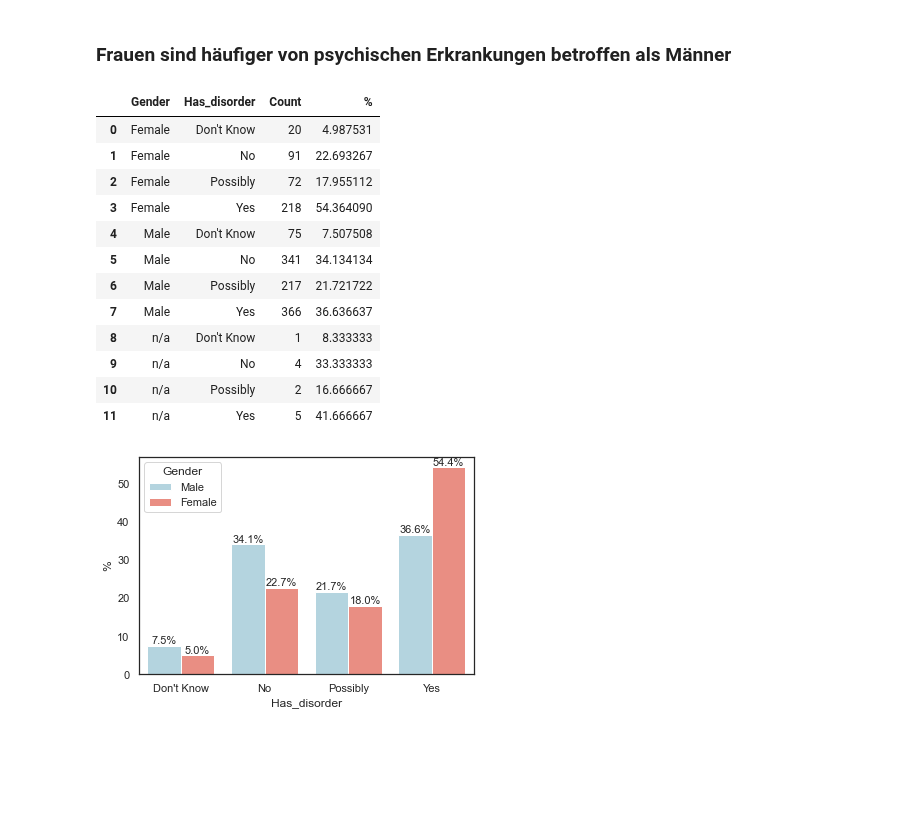
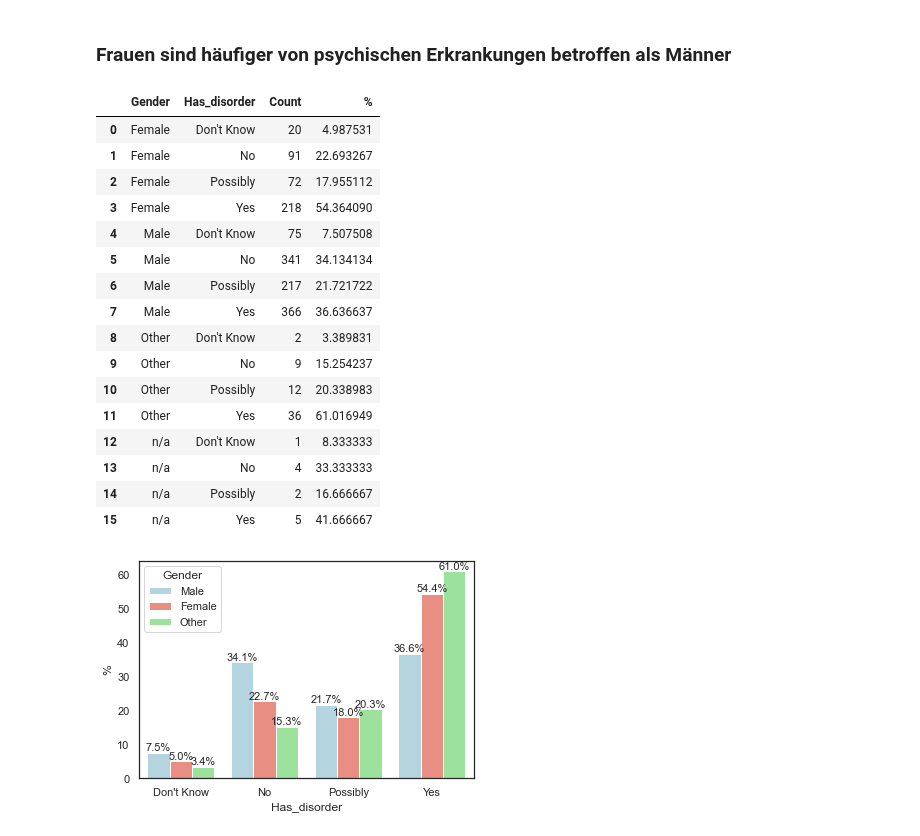
Before and after one commit to Selorikas/mental-health, a Jupyter notebook: mental-health.ipynb, the cells around one changed output. Drawn from its saved outputs; the diff is of its cells as text; code cells hidden in the pictures; blank space fills up the shorter version.

Commit message:
Fix table and bar chart of disorder by gender

```diff
--- a/mental-health.ipynb
+++ b/mental-health.ipynb
@@ -298,7 +280,6 @@ for container in has_disorder_barplot.containers:
 # %%
 # Mental disorder by gender
 q2_q33 = pd.merge(q2, q33, on='UserID', how='inner')
-q2_q33.drop(q2_q33[q2_q33.Gender == 'Other'].index, inplace=True)
 disorder_by_gender = q2_q33.groupby(['Gender', 'Has_disorder']).size().reset_index(name='Count')
 disorder_by_gender['%'] = append_count_in_percent_by_group(disorder_by_gender, 'Gender')
 disorder_by_gender
@@ -312,16 +293,20 @@ disorder_by_gender
 | 5 | Male | No | 341 | 34.134134 |
 | 6 | Male | Possibly | 217 | 21.721722 |
 | 7 | Male | Yes | 366 | 36.636637 |
-| 8 | n/a | Don't Know | 1 | 8.333333 |
-| 9 | n/a | No | 4 | 33.333333 |
-| 10 | n/a | Possibly | 2 | 16.666667 |
-| 11 | n/a | Yes | 5 | 41.666667 |
+| 8 | Other | Don't Know | 2 | 3.389831 |
+| 9 | Other | No | 9 | 15.254237 |
+| 10 | Other | Possibly | 12 | 20.338983 |
+| 11 | Other | Yes | 36 | 61.016949 |
+| 12 | n/a | Don't Know | 1 | 8.333333 |
+| 13 | n/a | No | 4 | 33.333333 |
+| 14 | n/a | Possibly | 2 | 16.666667 |
+| 15 | n/a | Yes | 5 | 41.666667 |
 # %%
 # Status of mental disorder by gender, visualized
 gender_disorder_barplot = sns.barplot(x = 'Has_disorder', y = '%', hue = 'Gender', data = disorder_by_gender, \
-    hue_order=['Male', 'Female'], palette=['lightblue', 'salmon'])
+    hue_order=['Male', 'Female', 'Other'], palette=['lightblue', 'salmon', 'lightgreen'])
 
 for container in gender_disorder_barplot.containers:
    gender_disorder_barplot.bar_label(container, fmt='%.1f%%', fontsize=11)
 # %% [output]
-[figure, old version]
+[figure, new version]
```
Also changed, not shown: parts of 1 cell of this notebook.
